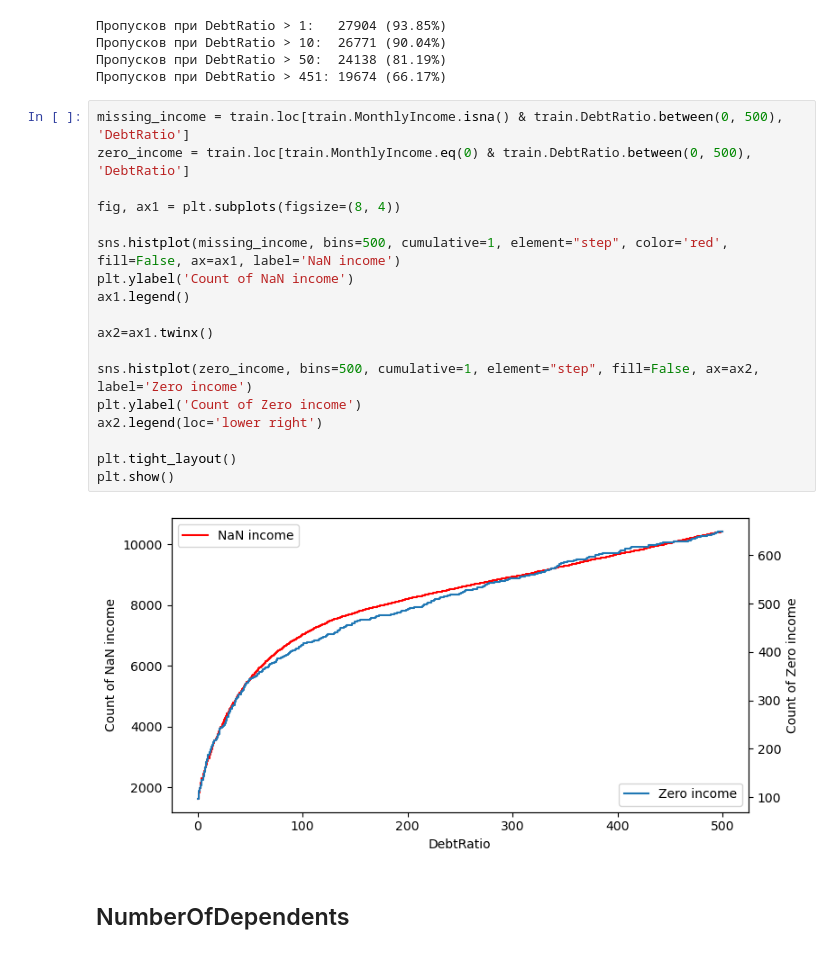
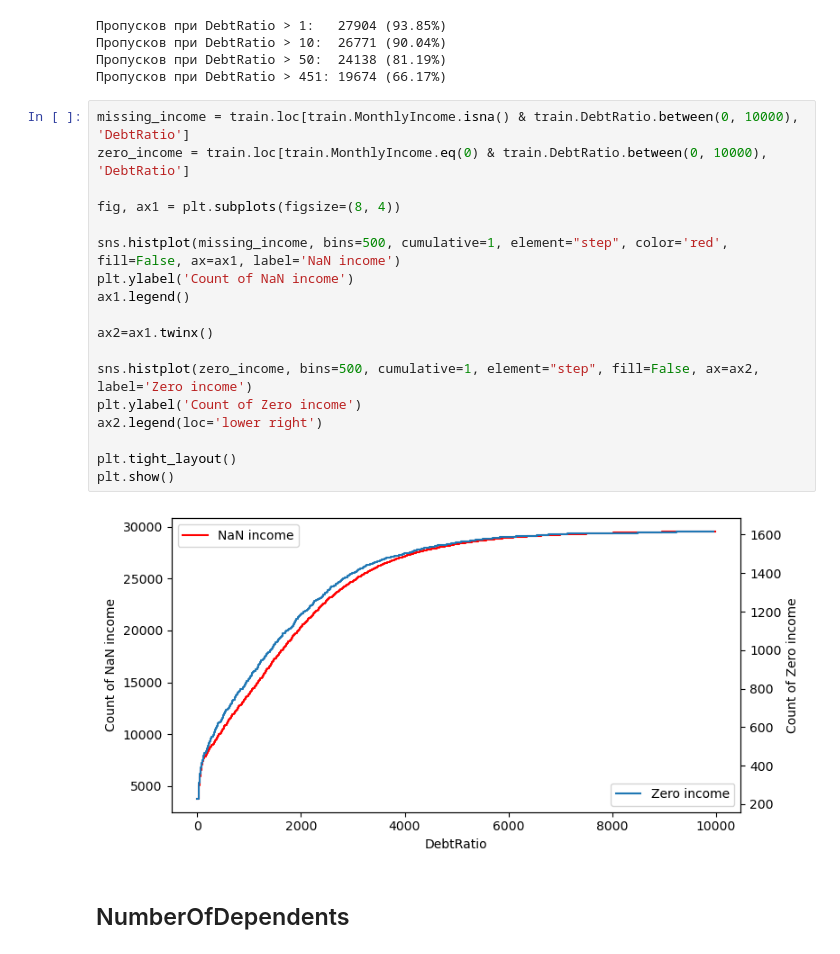
Before and after one commit to seajoyer/credit-scoring, a Jupyter notebook: notebooks/1.0-eda.ipynb, the cells around one changed output. Drawn from its saved outputs; the diff is of its cells as text.

```diff
--- a/notebooks/1.0-eda.ipynb
+++ b/notebooks/1.0-eda.ipynb
@@ -643,25 +644,25 @@ print(f"Пропусков при DebtRatio > 451: {missing_income_DR_gt_451} ({
 Пропусков при DebtRatio > 50:  24138 (81.19%)
 Пропусков при DebtRatio > 451: 19674 (66.17%)
 # %%
-missing_income = train.loc[train.MonthlyIncome.isna() & train.DebtRatio.between(0, 500), 'DebtRatio']
-zero_income = train.loc[train.MonthlyIncome.eq(0) & train.DebtRatio.between(0, 500), 'DebtRatio']
+missing_income = train.loc[train.MonthlyIncome.isna() & train.DebtRatio.between(0, 10000), 'DebtRatio']
+zero_income = train.loc[train.MonthlyIncome.eq(0) & train.DebtRatio.between(0, 10000), 'DebtRatio']
 
 fig, ax1 = plt.subplots(figsize=(8, 4))
 
 sns.histplot(missing_income, bins=500, cumulative=1, element="step", color='red', fill=False, ax=ax1, label='NaN income')
 plt.ylabel('Count of NaN income')
 ax1.legend()
 
 ax2=ax1.twinx()
 
 sns.histplot(zero_income, bins=500, cumulative=1, element="step", fill=False, ax=ax2, label='Zero income')
 plt.ylabel('Count of Zero income')
 ax2.legend(loc='lower right')
 
 plt.tight_layout()
 plt.show()
 # %% [output]
-[figure, old version]
+[figure, new version]
 # %% [markdown]
 ## NumberOfDependents
 # %%
```
Also changed, not shown: parts of 16 cells of this notebook, 1 other file.
